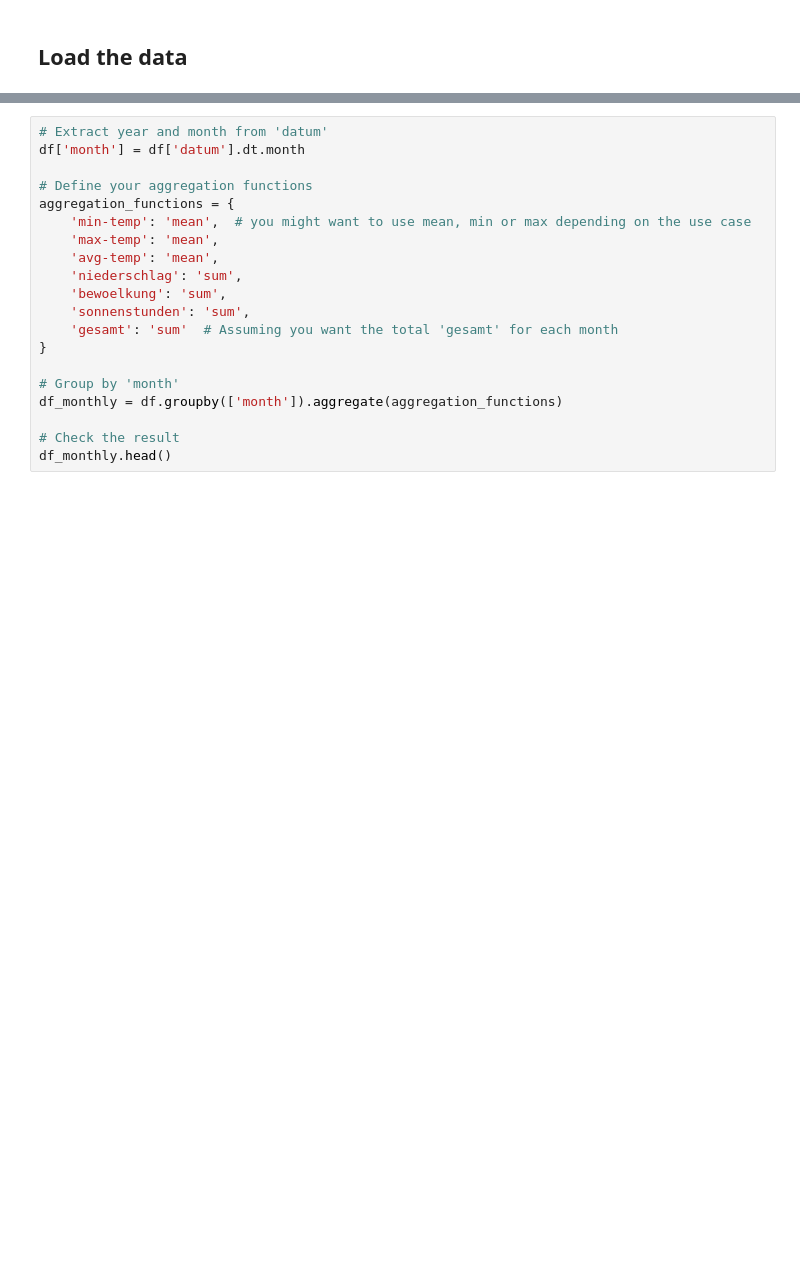
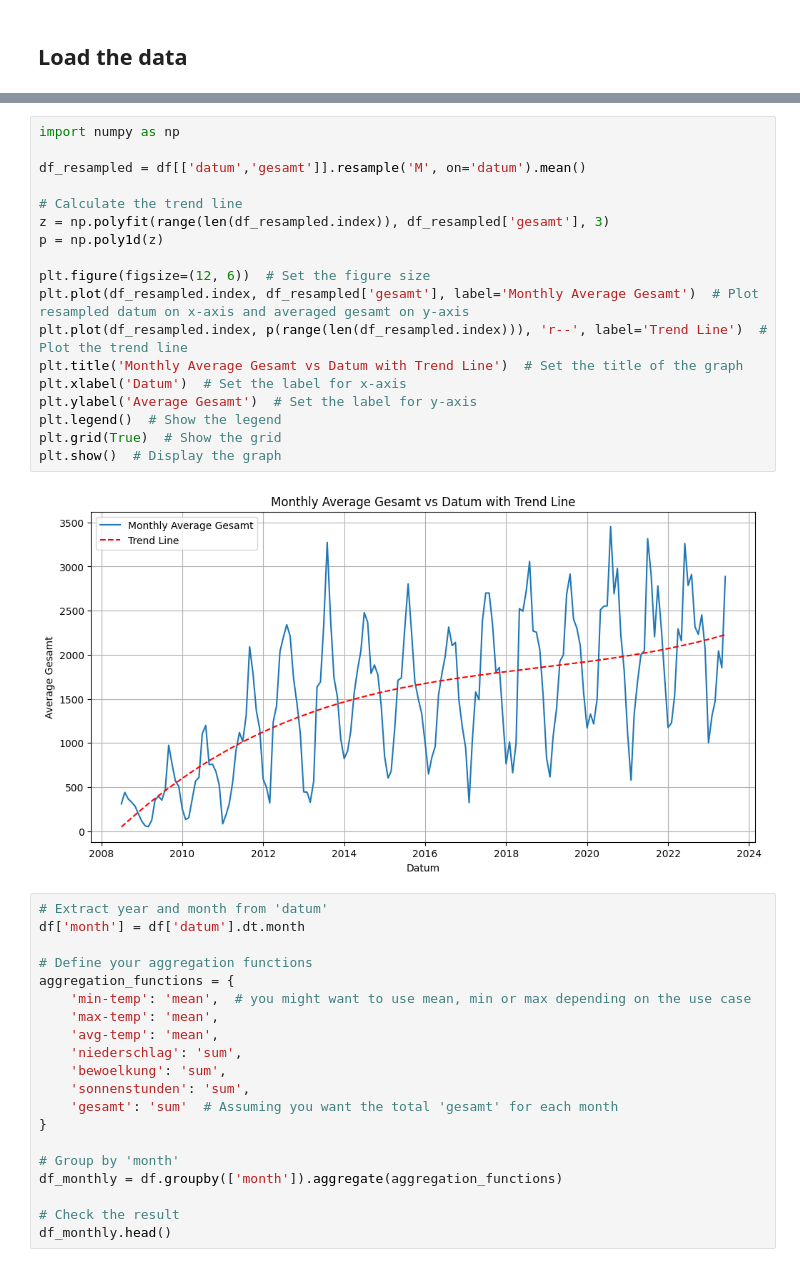
Before and after one commit to datenhahn/munich-bicycle-prediction, a Jupyter notebook: explorations/analyze-bicycle-data.ipynb, the cells around one changed output, grey strips where cells are left out. Saved outputs shown, nothing was run; the diff lists cells and outputs as text; blank space fills up the shorter version.

```diff
--- a/explorations/analyze-bicycle-data.ipynb
+++ b/explorations/analyze-bicycle-data.ipynb
@@ -47,3 +68,23 @@ aggregated_df.head(20)
+# %%
+import numpy as np
+
+df_resampled = df[['datum','gesamt']].resample('M', on='datum').mean()
+
+# Calculate the trend line
+z = np.polyfit(range(len(df_resampled.index)), df_resampled['gesamt'], 3)
+p = np.poly1d(z)
+
+plt.figure(figsize=(12, 6))  # Set the figure size
+plt.plot(df_resampled.index, df_resampled['gesamt'], label='Monthly Average Gesamt')  # Plot resampled datum on x-axis and averaged gesamt on y-axis
+plt.plot(df_resampled.index, p(range(len(df_resampled.index))), 'r--', label='Trend Line')  # Plot the trend line
+plt.title('Monthly Average Gesamt vs Datum with Trend Line')  # Set the title of the graph
+plt.xlabel('Datum')  # Set the label for x-axis
+plt.ylabel('Average Gesamt')  # Set the label for y-axis
+plt.legend()  # Show the legend
+plt.grid(True)  # Show the grid
+plt.show()  # Display the graph
+# %% [output]
+[figure, added]
 # %%
 # Extract year and month from 'datum'
 df['month'] = df['datum'].dt.month
```
Also changed, not shown: parts of 2 cells of this notebook, 9 other files.
